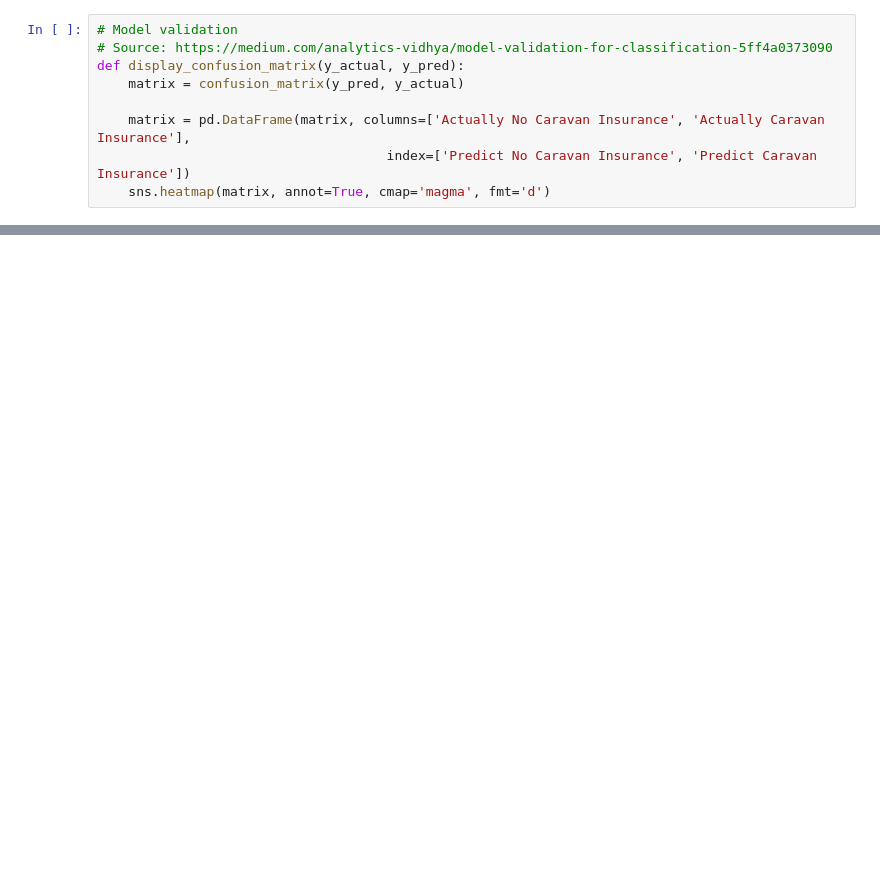
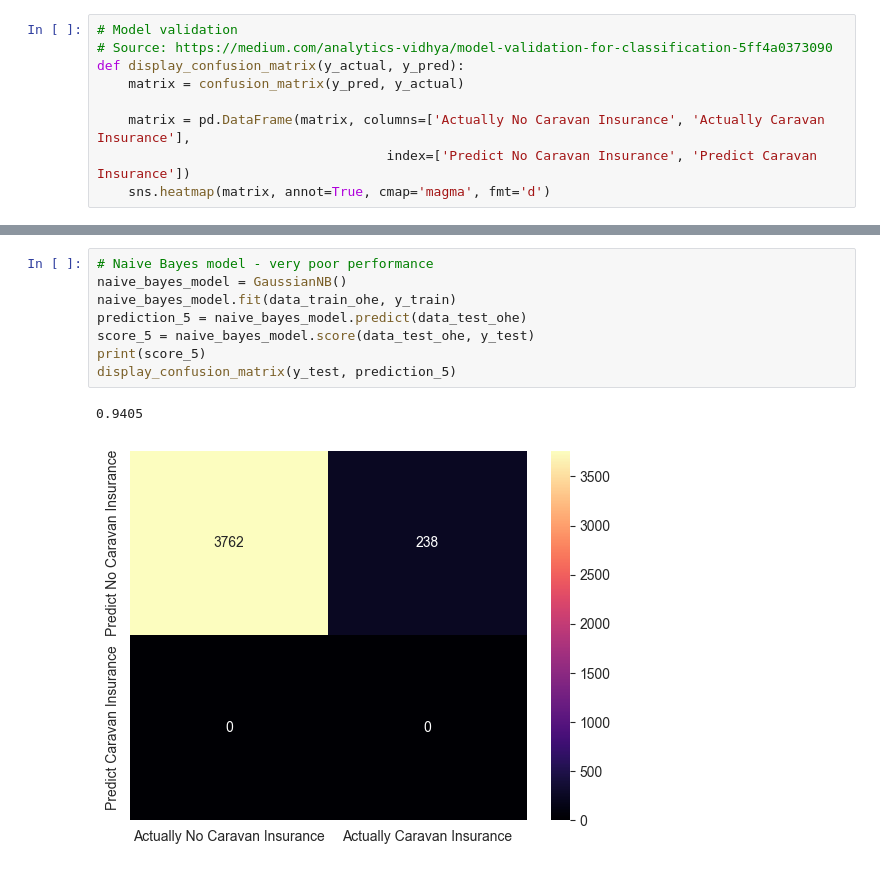
Before and after one commit to KSandfort/data_mining_course, a Jupyter notebook: lab3/lab3.ipynb, the cells around one changed output, grey strips where cells are left out. Drawn from its saved outputs; the diff is of its cells as text; blank space fills up the shorter version.

```diff
--- a/lab3/lab3.ipynb
+++ b/lab3/lab3.ipynb
@@ -146,0 +168,11 @@ Score 4: 0.935
+# %%
+# Naive Bayes model - very poor performance
+naive_bayes_model = GaussianNB()
+naive_bayes_model.fit(data_train_ohe, y_train)
+prediction_5 = naive_bayes_model.predict(data_test_ohe)
+score_5 = naive_bayes_model.score(data_test_ohe, y_test)
+print(score_5)
+display_confusion_matrix(y_test, prediction_5)
+# %% [output]
+0.9405
+[figure, added]
```
Also changed, not shown: parts of 11 cells of this notebook.
